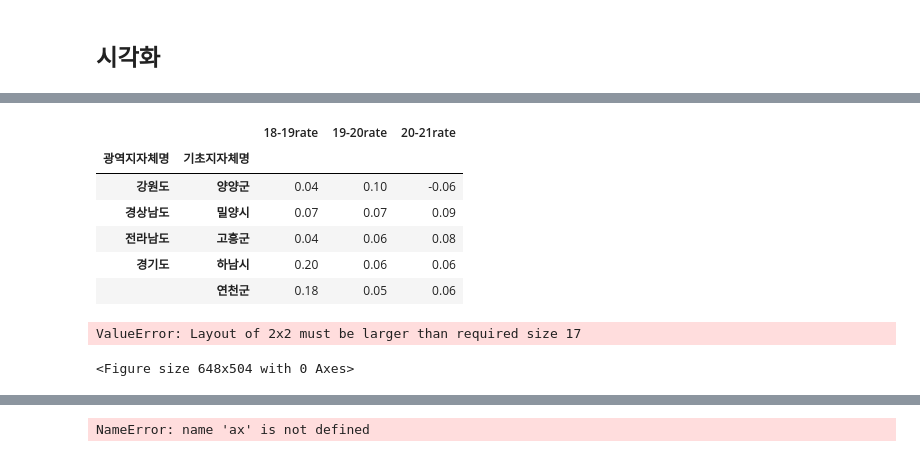
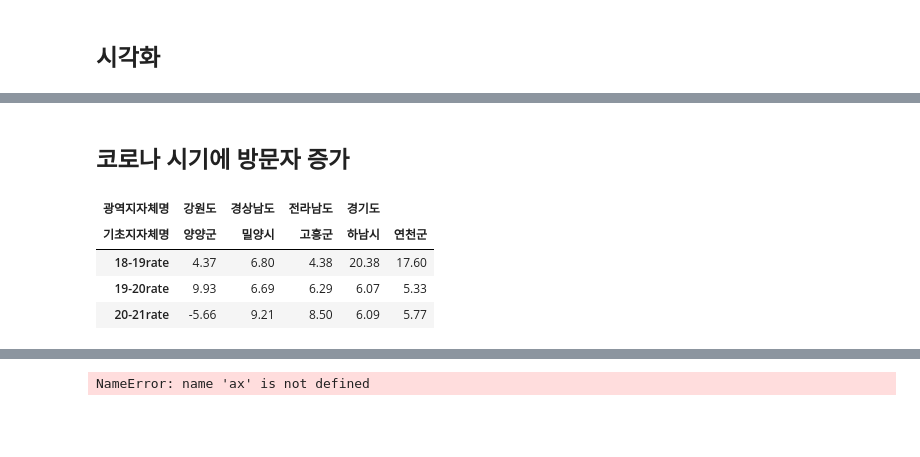
Before and after one commit to whatsasolo/PTJ_EDA, a Jupyter notebook: PTJ_EDA.ipynb, the cells around one changed output, grey strips where cells are left out. Drawn from its saved outputs; the diff is of its cells as text; code cells hidden in the pictures; blank space fills up the shorter version.

```diff
--- a/PTJ_EDA.ipynb
+++ b/PTJ_EDA.ipynb
@@ -740,7 +659,7 @@ df_regional_1821
 250 rows × 4 columns
 # %%
 # concating_df1 =
-concating_18_19 = pd.DataFrame((df_regional_1821['19년도 기초지자체 방문자 수'] - df_regional_1821['18년도 기초지자체 방문자 수'])/df_regional_1821['18년도 기초지자체 방문자 수']).rename(columns = {0:'18-19rate'})
+concating_18_19 = pd.DataFrame((df_regional_1821['19년도 기초지자체 방문자 수'] - df_regional_1821['18년도 기초지자체 방문자 수'])/df_regional_1821['18년도 기초지자체 방문자 수']).rename(columns = {0:'18-19rate'}) *100
 concating_18_19
 # %% [output]
 |  |  | 18-19rate |
@@ -759,6 +678,6 @@ concating_18_19
 250 rows × 1 columns
 # %%
-concating_19_20 = pd.DataFrame((df_regional_1821['20년도 기초지자체 방문자 수'] - df_regional_1821['19년도 기초지자체 방문자 수'])/df_regional_1821['19년도 기초지자체 방문자 수']).rename(columns = {0:'19-20rate'})
+concating_19_20 = pd.DataFrame((df_regional_1821['20년도 기초지자체 방문자 수'] - df_regional_1821['19년도 기초지자체 방문자 수'])/df_regional_1821['19년도 기초지자체 방문자 수']).rename(columns = {0:'19-20rate'})*100
 concating_19_20
 # %% [output]
 |  |  | 19-20rate |
@@ -777,6 +696,6 @@ concating_19_20
 250 rows × 1 columns
 # %%
-concating_20_21 = pd.DataFrame((df_regional_1821['21년도 기초지자체 방문자 수'] - df_regional_1821['20년도 기초지자체 방문자 수'])/df_regional_1821['20년도 기초지자체 방문자 수']).rename(columns = {0:'20-21rate'})
+concating_20_21 = pd.DataFrame((df_regional_1821['21년도 기초지자체 방문자 수'] - df_regional_1821['20년도 기초지자체 방문자 수'])/df_regional_1821['20년도 기초지자체 방문자 수']).rename(columns = {0:'20-21rate'})*100
 concating_20_21
 # %% [output]
 |  |  | 20-21rate |
@@ -981,16 +961,11 @@ plt.axvspan(201902, 201904, facecolor = 'gray', alpha = 0.3)
+# %% [markdown]
+## 코로나 시기에 방문자 증가
 # %%
-df_18_21_rate.sort_values(by = '19-20rate', ascending = False).head(5)
+df1 = df_18_21_rate.sort_values(by = '19-20rate', ascending = False).head(5).transpose()
+df1
 # %% [output]
-|  |  | 18-19rate | 19-20rate | 20-21rate |
-| 광역지자체명 | 기초지자체명 |  |  |  |
-| 강원도 | 양양군 | 0.04 | 0.10 | -0.06 |
-| 경상남도 | 밀양시 | 0.07 | 0.07 | 0.09 |
-| 전라남도 | 고흥군 | 0.04 | 0.06 | 0.08 |
-| 경기도 | 하남시 | 0.20 | 0.06 | 0.06 |
-|  | 연천군 | 0.18 | 0.05 | 0.06 |
+| 광역지자체명 | 강원도 | 경상남도 | 전라남도 | 경기도 |  |
+| 기초지자체명 | 양양군 | 밀양시 | 고흥군 | 하남시 | 연천군 |
+| 18-19rate | 4.37 | 6.80 | 4.38 | 20.38 | 17.60 |
+| 19-20rate | 9.93 | 6.69 | 6.29 | 6.07 | 5.33 |
+| 20-21rate | -5.66 | 9.21 | 8.50 | 6.09 | 5.77 |
-# %%
-df_18_21_rate['19-20rate'].transpose().unstack(level=0).plot(kind = 'bar',subplots = True, sharey = True, figsize = (9,7), title = '20-21년도 방문자 변화율 top 5', layout = (2,2), rot = 0)
-plt.tight_layout()
-# %% [output]
-ValueError: Layout of 2x2 must be larger than required size 17
-<Figure size 648x504 with 0 Axes>
```
Also changed, not shown: parts of 111 cells of this notebook.
